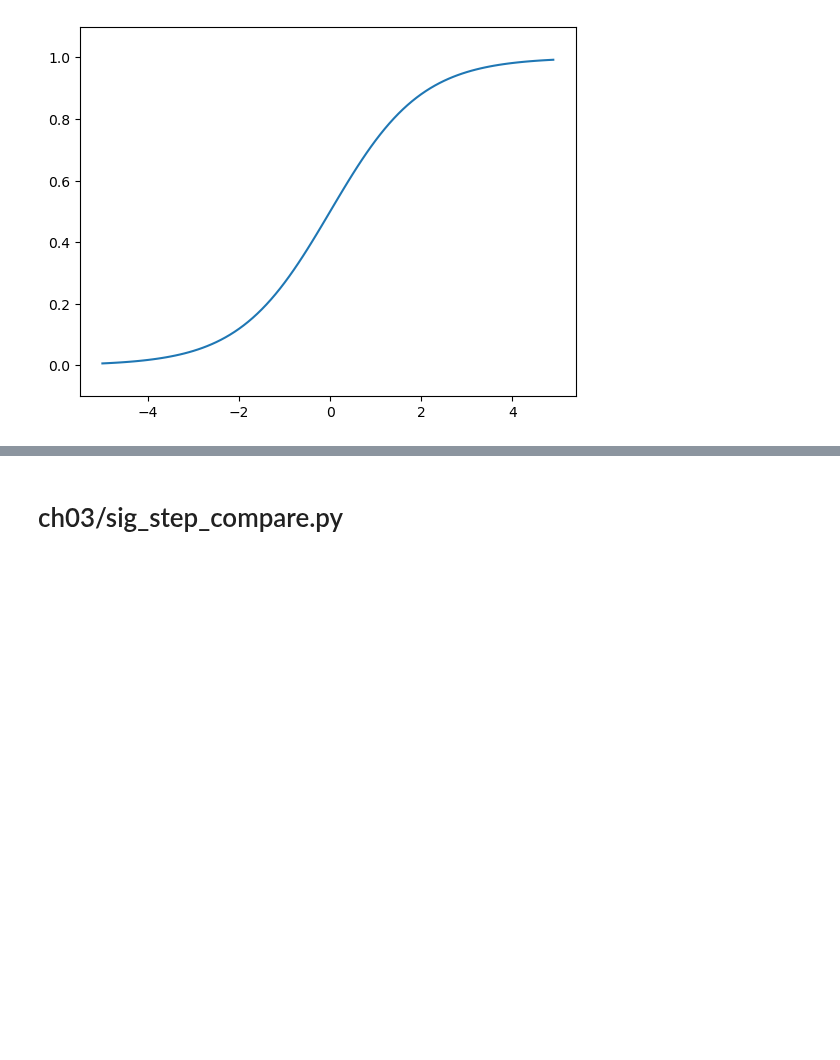
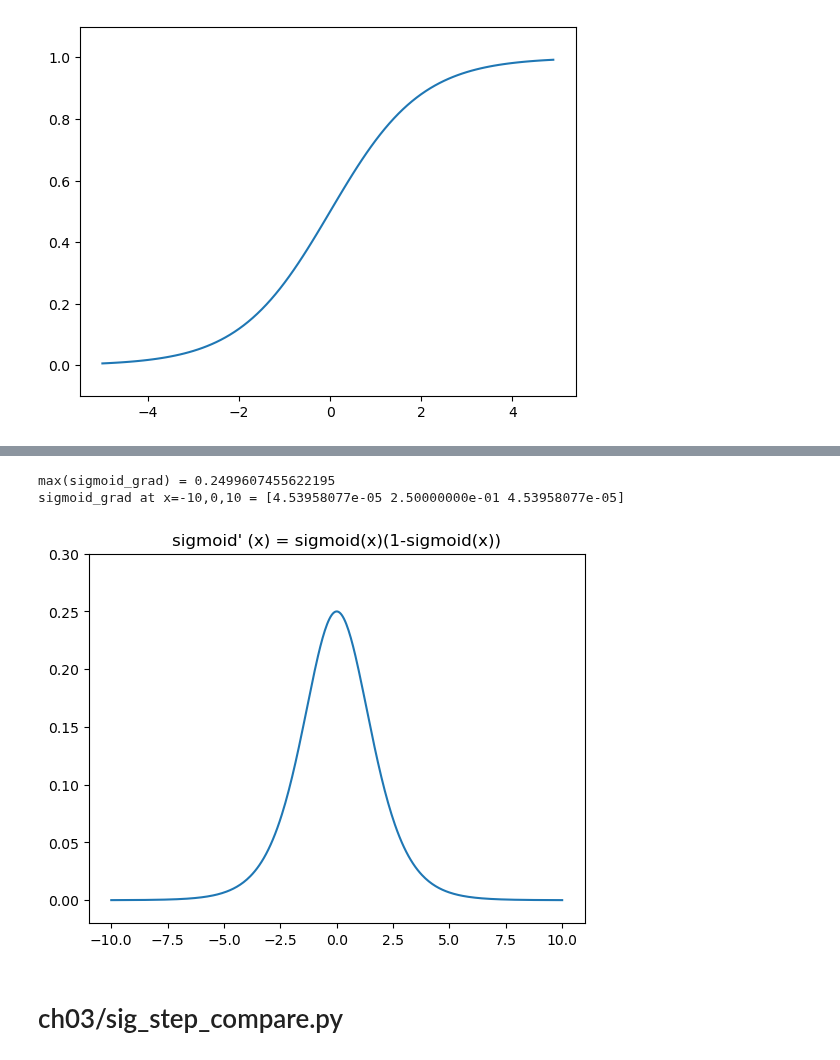
Before and after one commit to AcademiXBase/deep-learning-from-scratch, a Jupyter notebook: my_notebooks/ch03.ipynb, the cells around one changed output, grey strips where cells are left out. Saved outputs shown, nothing was run; the diff lists cells and outputs as text; code cells hidden in the pictures; blank space fills up the shorter version.

```diff
--- a/my_notebooks/ch03.ipynb
+++ b/my_notebooks/ch03.ipynb
@@ -127,3 +172,28 @@ plt.show()
+# %%
+import numpy as np
+import matplotlib.pylab as plt
+
+def sigmoid(x):
+    return 1 / (1 + np.exp(-x))
+
+def sigmoid_grad(x):
+    s = sigmoid(x)
+    return s * (1 - s)
+
+x = np.linspace(-10, 10, 400)
+g = sigmoid_grad(x)
+
+print('max(sigmoid_grad) =', g.max())
+print('sigmoid_grad at x=-10,0,10 =', sigmoid_grad(np.array([-10.0, 0.0, 10.0])))
+
+plt.plot(x, g)
+plt.title("sigmoid' (x) = sigmoid(x)(1-sigmoid(x))")
+plt.ylim(-0.02, 0.30)
+plt.show()
+# %% [output]
+max(sigmoid_grad) = 0.2499607455622195
+sigmoid_grad at x=-10,0,10 = [4.53958077e-05 2.50000000e-01 4.53958077e-05]
+[figure, added]
 # %% [markdown]
 # ch03/sig_step_compare.py
 # %% [markdown]
```
Also changed, not shown: parts of 11 cells of this notebook.
